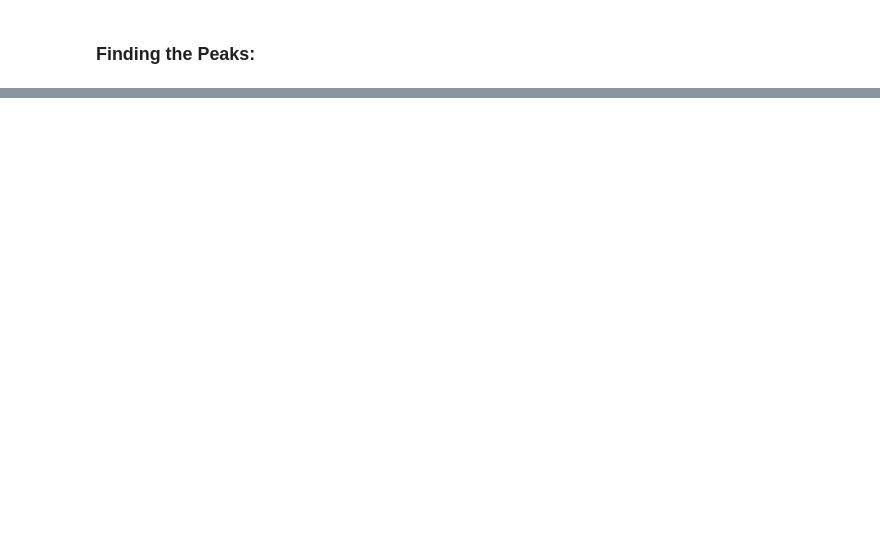
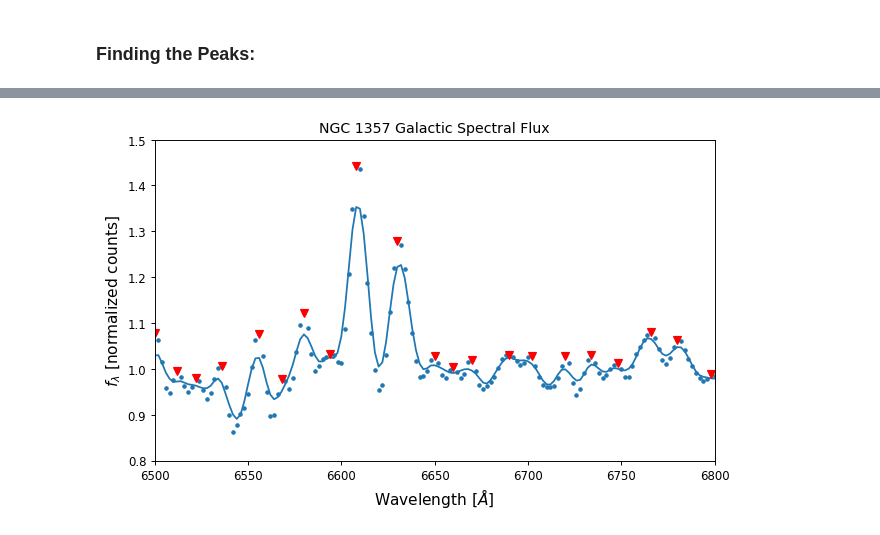
Before and after one commit to DLinthorne/Hubble-Law, a Jupyter notebook: Hubble_spectra.ipynb, the cells around one changed output, grey strips where cells are left out. Saved outputs shown, nothing was run; the diff lists cells and outputs as text; code cells hidden in the pictures; blank space fills up the shorter version.

```diff
--- a/Hubble_spectra.ipynb
+++ b/Hubble_spectra.ipynb
@@ -84,0 +89,11 @@ https://docs.scipy.org/doc/scipy/reference/generated/scipy.signal.find_peaks.htm
+# %%
+from scipy.signal import find_peaks
+peaks, properties = find_peaks(smooth_flux)
+
+peak_wavelength = wavelength[peaks]
+peak_flux = smooth_flux[peaks]
+
+ax.plot(peak_wavelength[220:], smooth_flux[220:],'rv')
+fig
+# %% [output]
+[figure, added]
```
Also changed, not shown: parts of 8 cells of this notebook, 1 other file.
